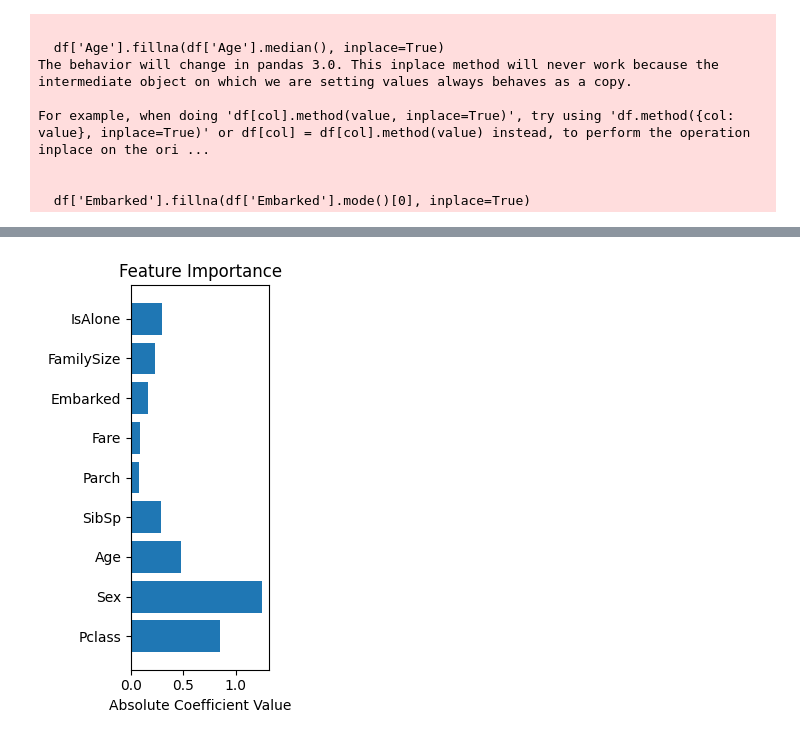
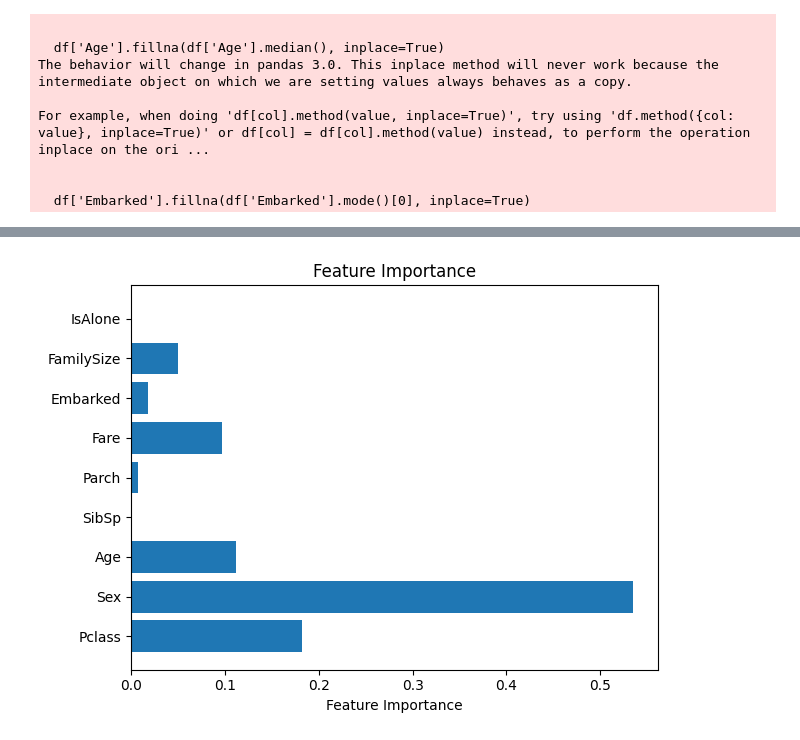
Before and after one commit to keanteng/wqd7005-final-exam, a Jupyter notebook: sample/machine_learning.ipynb, the cells around one changed output, grey strips where cells are left out. Cells and saved outputs as stored; diff of their text form; code cells hidden in the pictures.

```diff
--- a/sample/machine_learning.ipynb
+++ b/sample/machine_learning.ipynb
@@ -84,6 +85,6 @@ X_train_scaled = scaler.fit_transform(X_train)
 X_test_scaled = scaler.transform(X_test)
 # %%
 # Train the logistic regression model
-lr_model = LogisticRegression(random_state=42, max_iter=1000)
+lr_model = DecisionTreeClassifier(random_state=42, max_depth=5)
 lr_model.fit(X_train_scaled, y_train)
 # %% [output]
@@ -143,16 +142,15 @@ plt.legend()
 # %%
 # Feature importance
-plt.subplot(1, 3, 3)
-feature_importance = abs(lr_model.coef_[0])
+feature_importance = lr_model.feature_importances_
 feature_names = features
 plt.barh(feature_names, feature_importance)
-plt.xlabel('Absolute Coefficient Value')
+plt.xlabel('Feature Importance')
 plt.title('Feature Importance')
 
 plt.tight_layout()
 plt.show()
 # %% [output]
-[figure, old version]
+[figure, new version]
 # %%
 # Additional evaluation metrics
 from sklearn.metrics import precision_score, recall_score, f1_score
```
Also changed, not shown: parts of 7 cells of this notebook.
